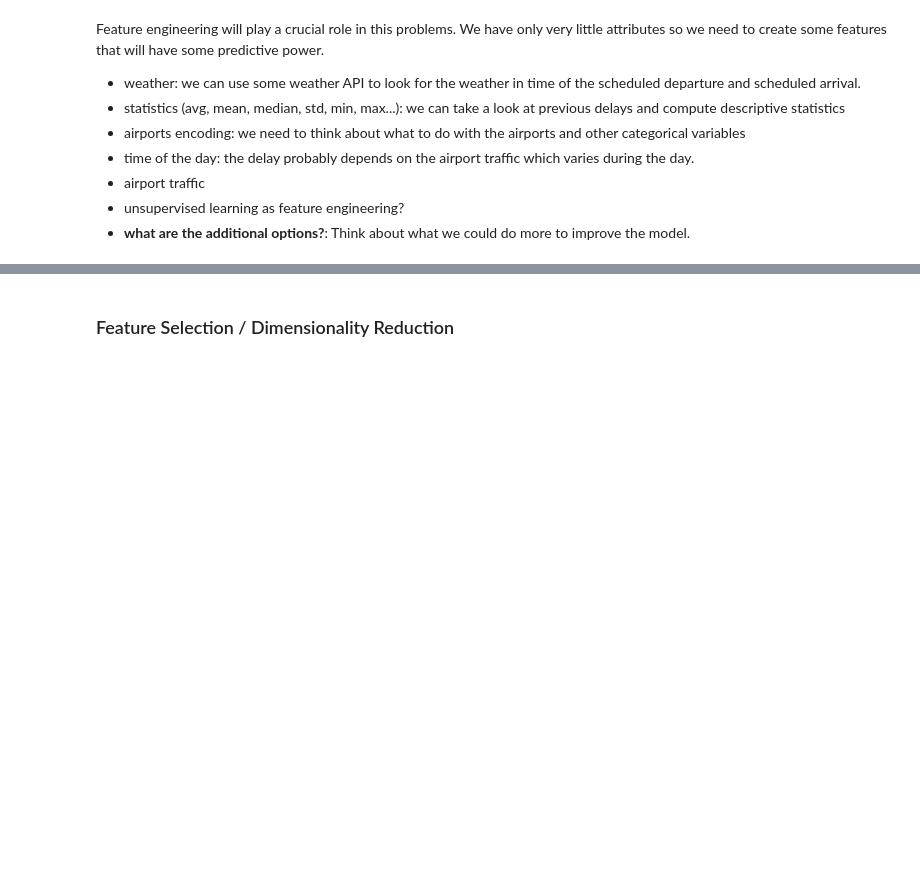
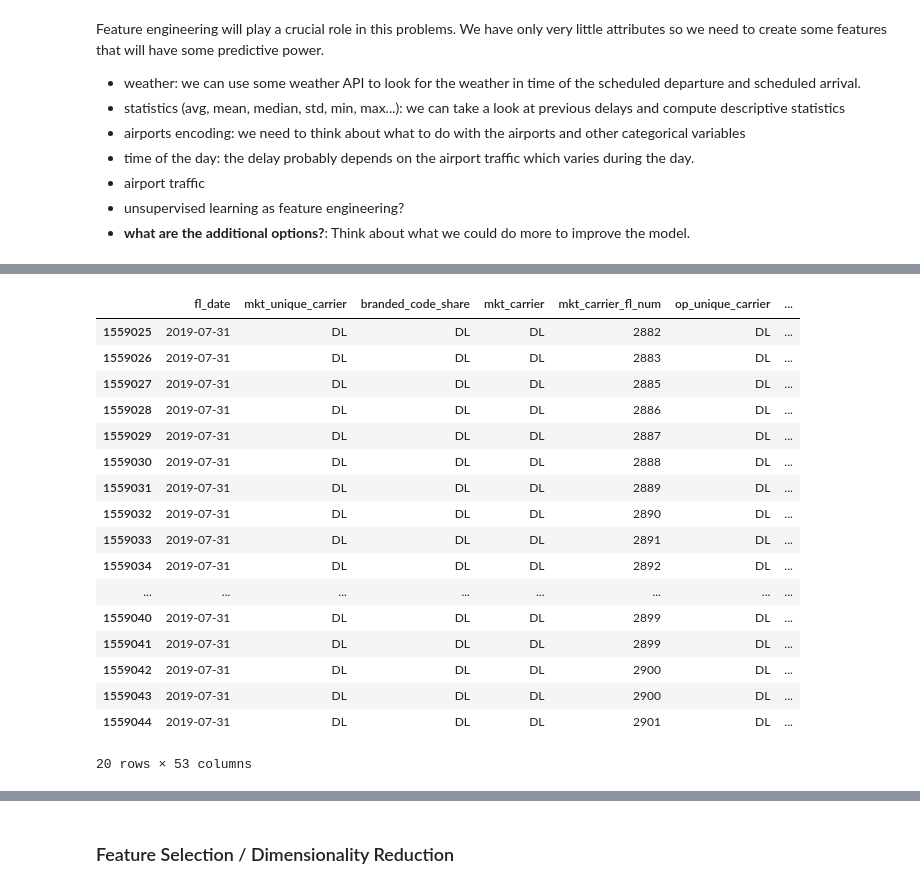
Before and after one commit to Ali-Mohamed23/midterm-project-I, a Jupyter notebook: modeling.ipynb, the cells around one changed output, grey strips where cells are left out. Drawn from its saved outputs; the diff is of its cells as text; code cells hidden in the pictures; blank space fills up the shorter version.

```diff
--- a/modeling.ipynb
+++ b/modeling.ipynb
@@ -100,0 +238,21 @@ Feature engineering will play a crucial role in this problems. We have only very
+# %%
+flights_df.tail(20)
+# %% [output]
+|  | fl_date | mkt_unique_carrier | branded_code_share | mkt_carrier | mkt_carrier_fl_num | op_unique_carrier | ... |
+| 1559025 | 2019-07-31 | DL | DL | DL | 2882 | DL | ... |
+| 1559026 | 2019-07-31 | DL | DL | DL | 2883 | DL | ... |
+| 1559027 | 2019-07-31 | DL | DL | DL | 2885 | DL | ... |
+| 1559028 | 2019-07-31 | DL | DL | DL | 2886 | DL | ... |
+| 1559029 | 2019-07-31 | DL | DL | DL | 2887 | DL | ... |
+| 1559030 | 2019-07-31 | DL | DL | DL | 2888 | DL | ... |
+| 1559031 | 2019-07-31 | DL | DL | DL | 2889 | DL | ... |
+| 1559032 | 2019-07-31 | DL | DL | DL | 2890 | DL | ... |
+| 1559033 | 2019-07-31 | DL | DL | DL | 2891 | DL | ... |
+| 1559034 | 2019-07-31 | DL | DL | DL | 2892 | DL | ... |
+| ... | ... | ... | ... | ... | ... | ... | ... |
+| 1559040 | 2019-07-31 | DL | DL | DL | 2899 | DL | ... |
+| 1559041 | 2019-07-31 | DL | DL | DL | 2899 | DL | ... |
+| 1559042 | 2019-07-31 | DL | DL | DL | 2900 | DL | ... |
+| 1559043 | 2019-07-31 | DL | DL | DL | 2900 | DL | ... |
+| 1559044 | 2019-07-31 | DL | DL | DL | 2901 | DL | ... |
+20 rows × 53 columns
```
Also changed, not shown: parts of 16 cells of this notebook, 2 other files.
